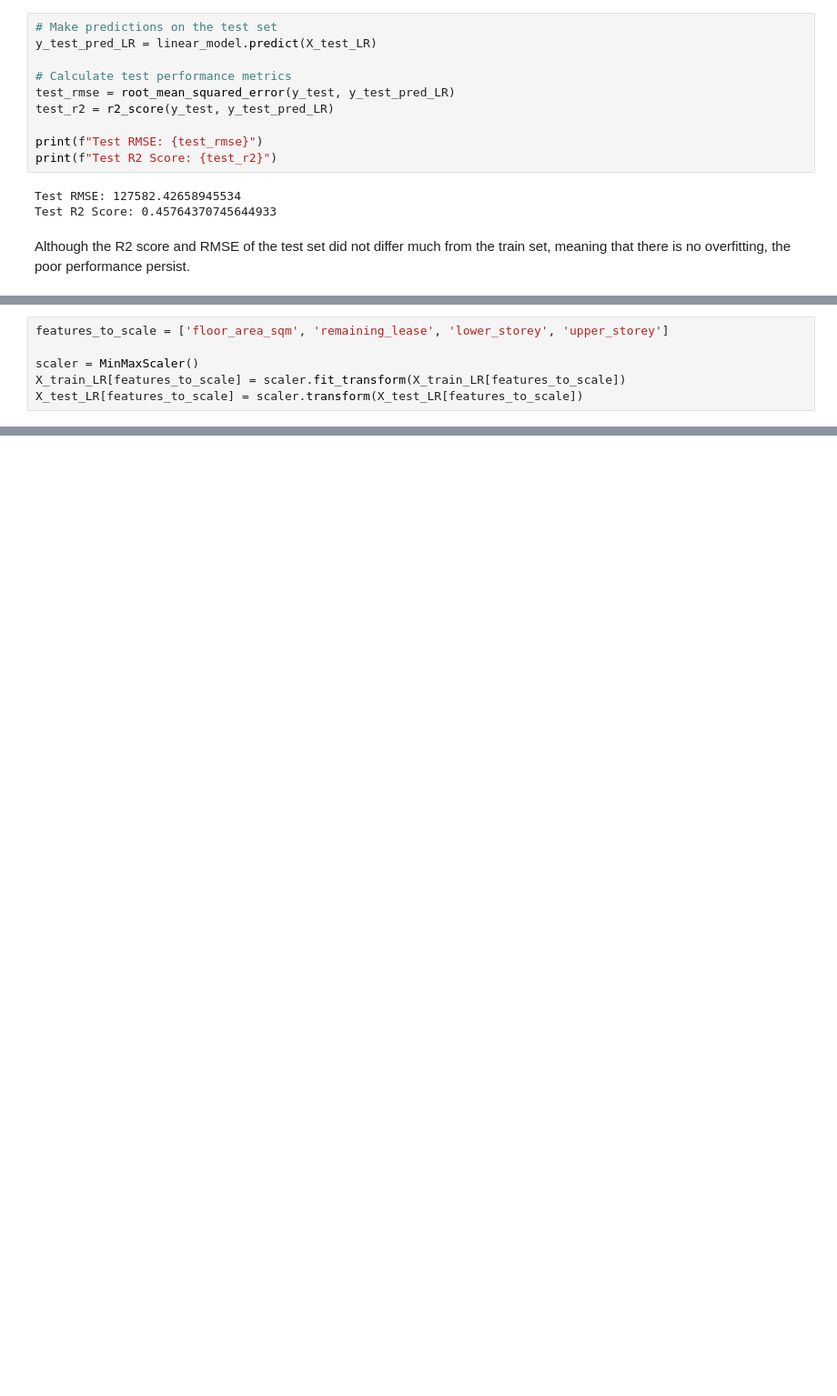
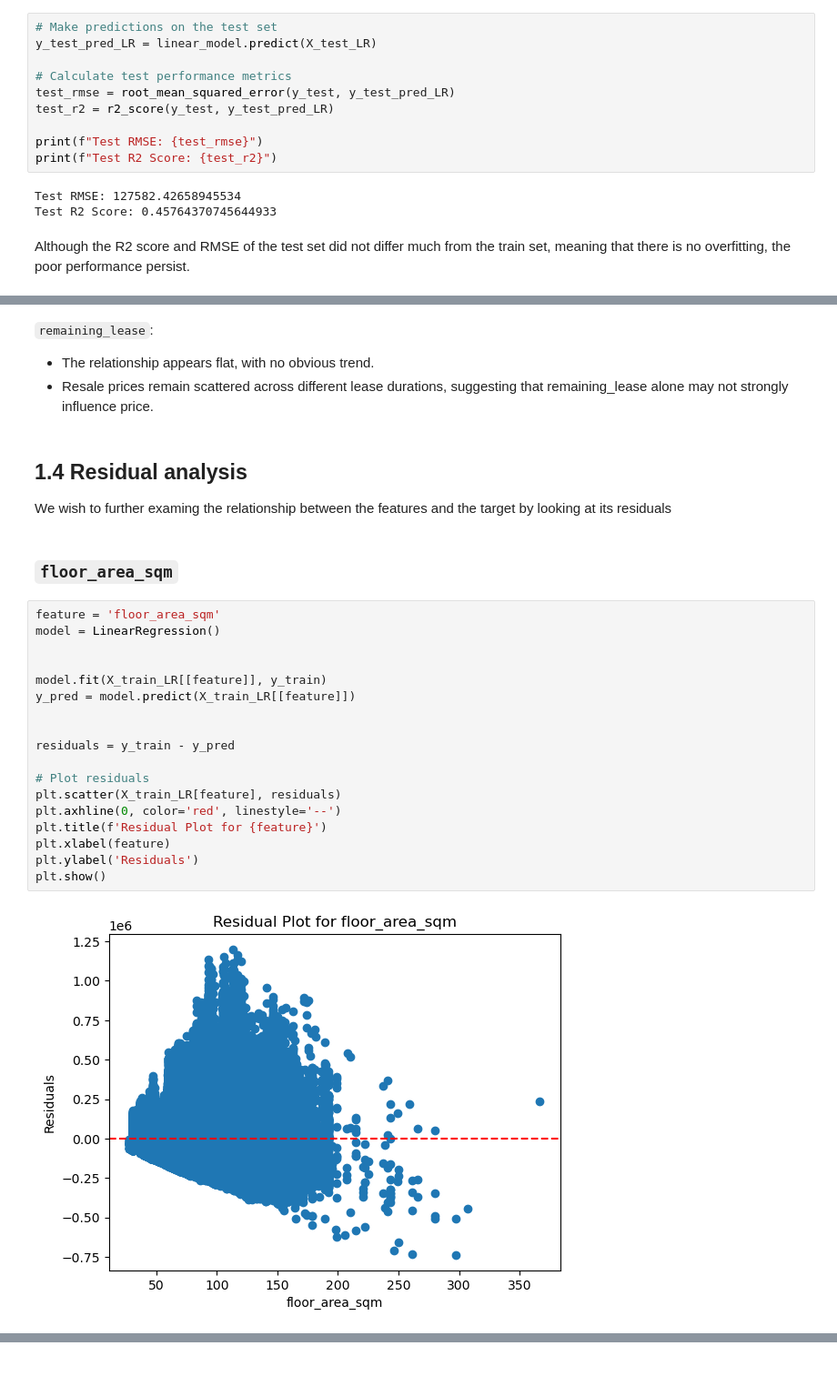
Before and after one commit to Zimmy313/HDB_HousingPrice_ML_Project, a Jupyter notebook: src/Regression_models.ipynb, the cells around one changed output, grey strips where cells are left out. Shown: that part at 91% size. Cells and saved outputs as stored; diff of their text form; blank space fills up the shorter version.

```diff
--- a/src/Regression_models.ipynb
+++ b/src/Regression_models.ipynb
@@ -78,6 +91,0 @@ Although the R2 score and RMSE of the test set did not differ much from the trai
-# %%
-features_to_scale = ['floor_area_sqm', 'remaining_lease', 'lower_storey', 'upper_storey']
-
-scaler = MinMaxScaler()
-X_train_LR[features_to_scale] = scaler.fit_transform(X_train_LR[features_to_scale])
-X_test_LR[features_to_scale] = scaler.transform(X_test_LR[features_to_scale])
@@ -116,0 +120,30 @@ Unfortunately, the RMSE and R2 score do not improve much. The model's performanc
+# %% [markdown]
+`remaining_lease`:
+- The relationship appears flat, with no obvious trend.
+- Resale prices remain scattered across different lease durations, suggesting that remaining_lease alone may not strongly influence price.
+# %% [markdown]
+## 1.4 Residual analysis
+
+We wish to further examing the relationship between the features and the target by looking at its residuals
+# %% [markdown]
+### `floor_area_sqm`
+# %%
+feature = 'floor_area_sqm'
+model = LinearRegression()
+
+
+model.fit(X_train_LR[[feature]], y_train)
+y_pred = model.predict(X_train_LR[[feature]])
+
+
+residuals = y_train - y_pred
+
+# Plot residuals
+plt.scatter(X_train_LR[feature], residuals)
+plt.axhline(0, color='red', linestyle='--')
+plt.title(f'Residual Plot for {feature}')
+plt.xlabel(feature)
+plt.ylabel('Residuals')
+plt.show()
+# %% [output]
+[figure, added]
```
Also changed, not shown: parts of 19 cells of this notebook, 2 other files.
